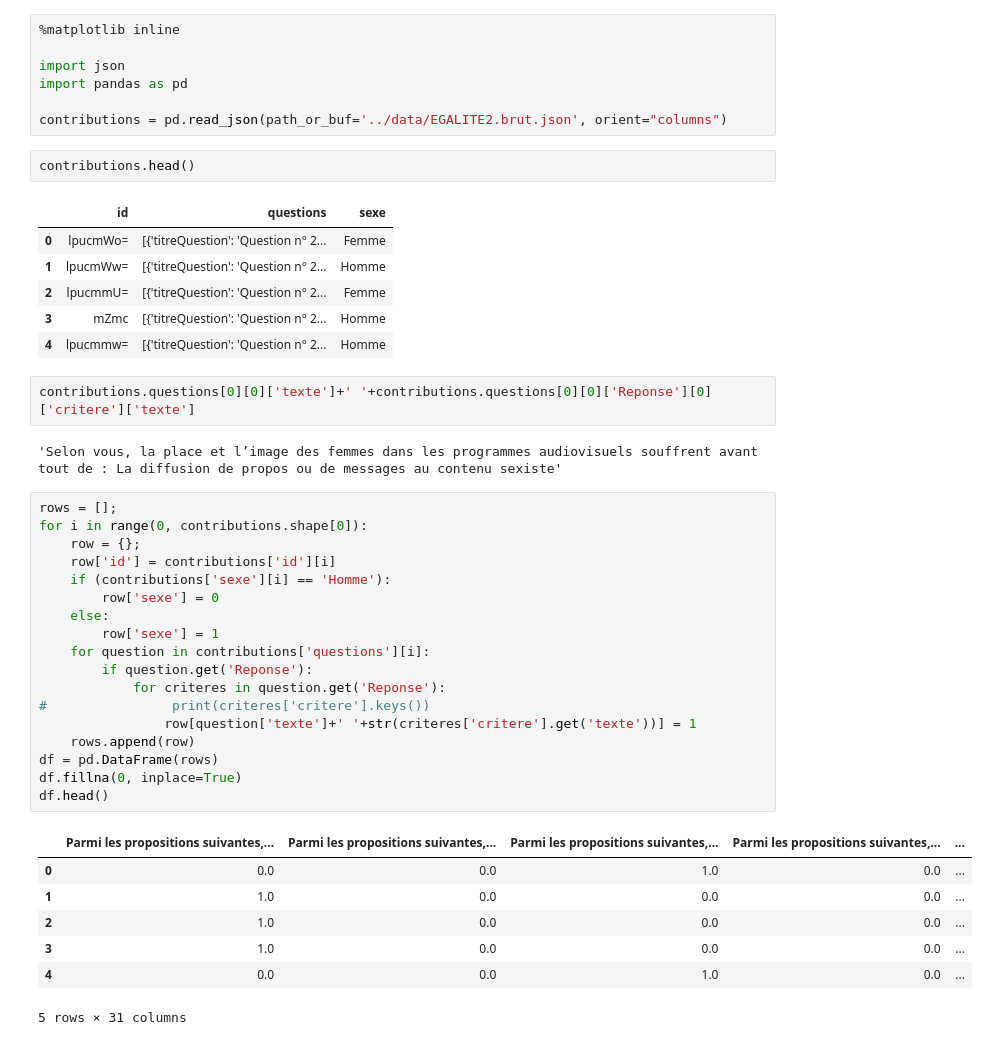
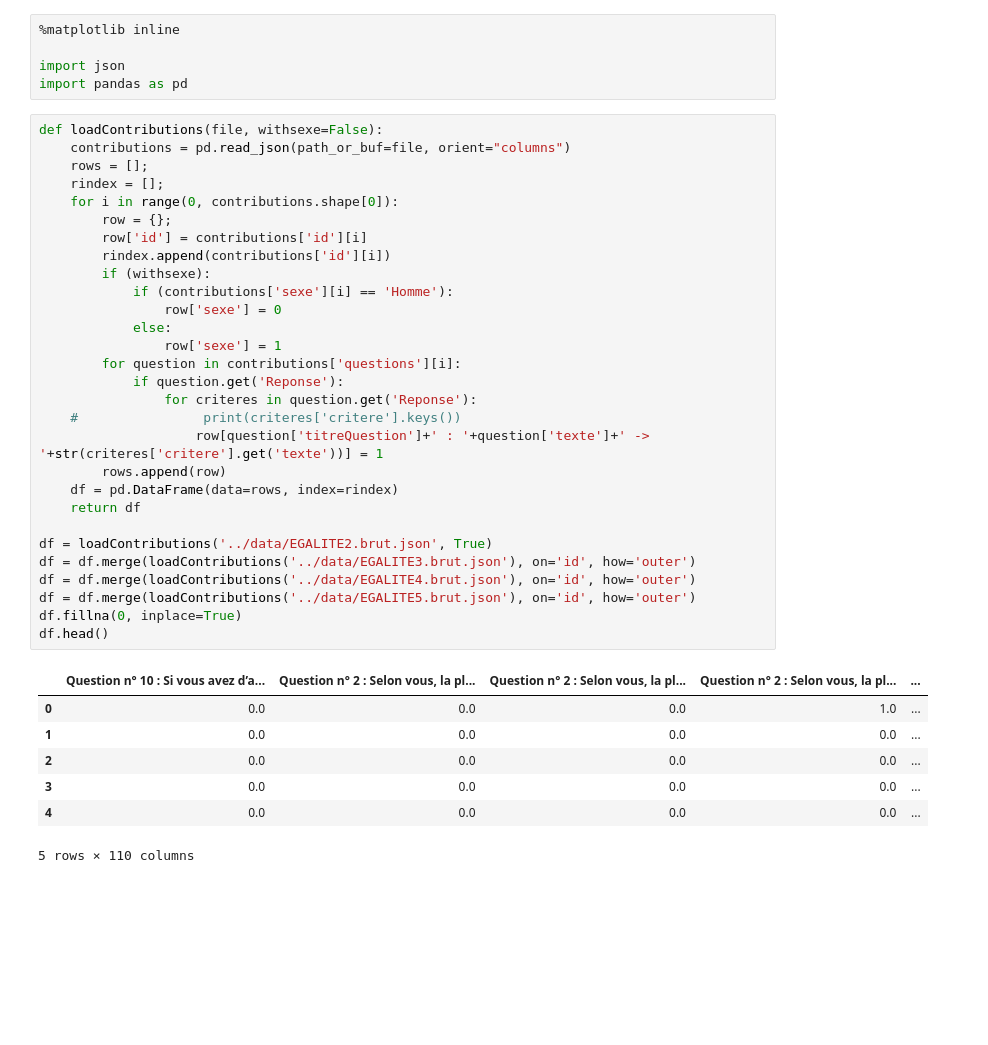
Before and after one commit to regardscitoyens/consultation_an, a Jupyter notebook: exploitation/analyse_quanti.ipynb, the cells around one changed output. Cells and saved outputs as stored; diff of their text form; blank space fills up the shorter version.

```diff
--- a/exploitation/analyse_quanti.ipynb
+++ b/exploitation/analyse_quanti.ipynb
@@ -3,47 +3,43 @@
 
 import json
 import pandas as pd
-
-contributions = pd.read_json(path_or_buf='../data/EGALITE2.brut.json', orient="columns")
-# %%
-contributions.head()
-# %% [output]
-|  | id | questions | sexe |
-| 0 | lpucmWo= | [{'titreQuestion': 'Question n° 2... | Femme |
-| 1 | lpucmWw= | [{'titreQuestion': 'Question n° 2... | Homme |
-| 2 | lpucmmU= | [{'titreQuestion': 'Question n° 2... | Femme |
-| 3 | mZmc | [{'titreQuestion': 'Question n° 2... | Homme |
-| 4 | lpucmmw= | [{'titreQuestion': 'Question n° 2... | Homme |
-# %%
-contributions.questions[0][0]['texte']+' '+contributions.questions[0][0]['Reponse'][0]['critere']['texte']
-# %% [output]
-'Selon vous, la place et l’image des femmes dans les programmes audiovisuels souffrent avant tout de : La diffusion de propos ou de messages au contenu sexiste'
 # %%
-rows = [];
-for i in range(0, contributions.shape[0]):
-    row = {};
-    row['id'] = contributions['id'][i]
-    if (contributions['sexe'][i] == 'Homme'):
-        row['sexe'] = 0
-    else:
-        row['sexe'] = 1
-    for question in contributions['questions'][i]:
-        if question.get('Reponse'):
-            for criteres in question.get('Reponse'):
-#                print(criteres['critere'].keys())
-                row[question['texte']+' '+str(criteres['critere'].get('texte'))] = 1
-    rows.append(row)
-df = pd.DataFrame(rows)
+def loadContributions(file, withsexe=False):
+    contributions = pd.read_json(path_or_buf=file, orient="columns")
+    rows = [];
+    rindex = [];
+    for i in range(0, contributions.shape[0]):
+        row = {};
+        row['id'] = contributions['id'][i]
+        rindex.append(contributions['id'][i])
+        if (withsexe):
+            if (contributions['sexe'][i] == 'Homme'):
+                row['sexe'] = 0
+            else:
+                row['sexe'] = 1
+        for question in contributions['questions'][i]:
+            if question.get('Reponse'):
+                for criteres in question.get('Reponse'):
+    #                print(criteres['critere'].keys())
+                    row[question['titreQuestion']+' : '+question['texte']+' -> '+str(criteres['critere'].get('texte'))] = 1
+        rows.append(row)
+    df = pd.DataFrame(data=rows, index=rindex)
+    return df
+
+df = loadContributions('../data/EGALITE2.brut.json', True)
+df = df.merge(loadContributions('../data/EGALITE3.brut.json'), on='id', how='outer')
+df = df.merge(loadContributions('../data/EGALITE4.brut.json'), on='id', how='outer')
+df = df.merge(loadContributions('../data/EGALITE5.brut.json'), on='id', how='outer')
 df.fillna(0, inplace=True)
 df.head()
 # %% [output]
-|  | Parmi les propositions suivantes,... | Parmi les propositions suivantes,... | Parmi les propositions suivantes,... | Parmi les propositions suivantes,... | ... |
-| 0 | 0.0 | 0.0 | 1.0 | 0.0 | ... |
-| 1 | 1.0 | 0.0 | 0.0 | 0.0 | ... |
-| 2 | 1.0 | 0.0 | 0.0 | 0.0 | ... |
-| 3 | 1.0 | 0.0 | 0.0 | 0.0 | ... |
-| 4 | 0.0 | 0.0 | 1.0 | 0.0 | ... |
+|  | Question n° 10 : Si vous avez d’a... | Question n° 2 : Selon vous, la pl... | Question n° 2 : Selon vous, la pl... | Question n° 2 : Selon vous, la pl... | ... |
+| 0 | 0.0 | 0.0 | 0.0 | 1.0 | ... |
+| 1 | 0.0 | 0.0 | 0.0 | 0.0 | ... |
+| 2 | 0.0 | 0.0 | 0.0 | 0.0 | ... |
+| 3 | 0.0 | 0.0 | 0.0 | 0.0 | ... |
+| 4 | 0.0 | 0.0 | 0.0 | 0.0 | ... |
-5 rows × 31 columns
+5 rows × 110 columns
 # %%
 from sklearn.cluster import KMeans
 import numpy as np
```
Also changed, not shown: parts of 4 cells of this notebook.
